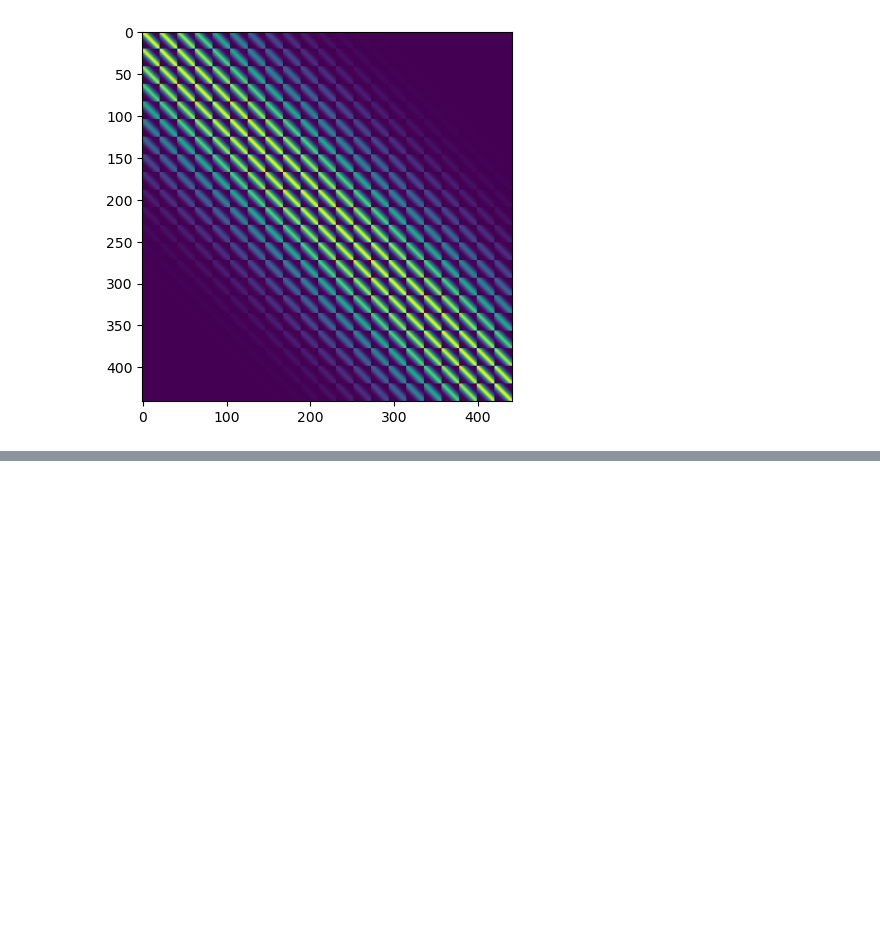
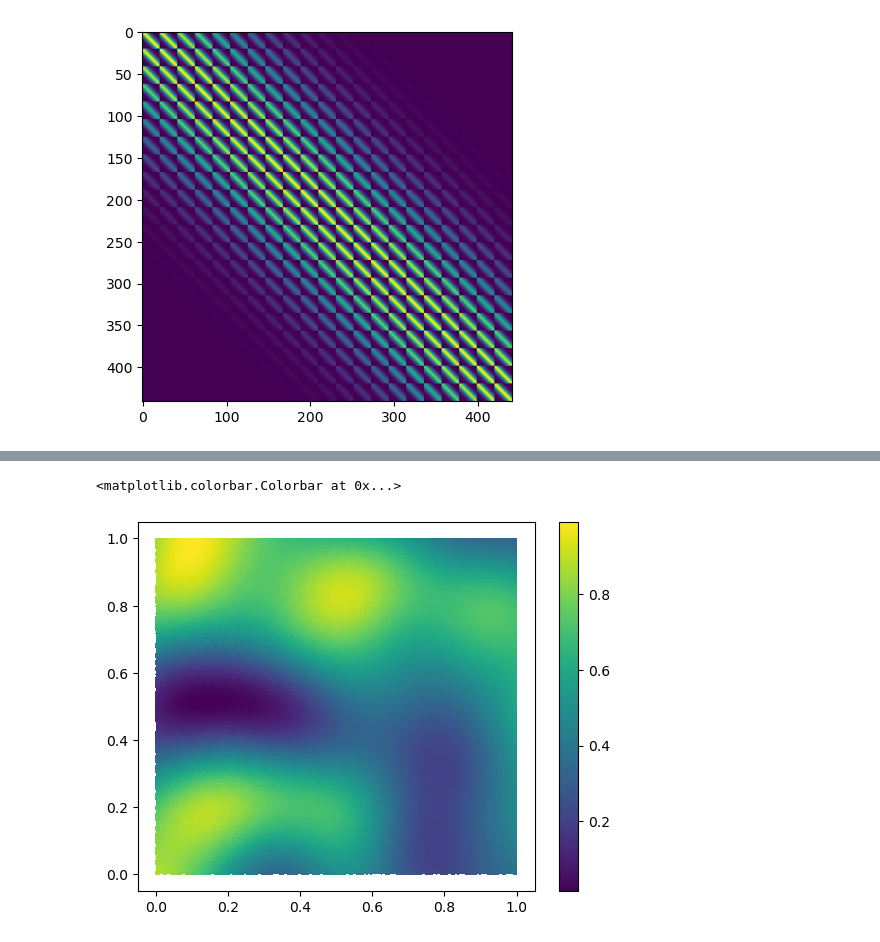
Before and after one commit to JoostHMPrins/ngo, a Jupyter notebook: developnotebooks/Gaussianrandomfield.ipynb, the cells around one changed output, grey strips where cells are left out. Saved outputs shown, nothing was run; the diff lists cells and outputs as text; code cells hidden in the pictures; blank space fills up the shorter version.

```diff
--- a/developnotebooks/Gaussianrandomfield.ipynb
+++ b/developnotebooks/Gaussianrandomfield.ipynb
@@ -119,0 +172,16 @@ GRFfunction = RBFInterpolator(x, GRF, kernel='gaussian', epsilon=1/(1/N_gridpoin
+# %%
+N_gridpoints = 21
+l = 0.2
+positive = True
+
+GRFfunction2D = GRF2D(N_gridpoints, l, positive)
+
+size = 100
+X, Y = np.mgrid[0:1:size*1j, 0:1:size*1j]
+x_2D = np.vstack([X.ravel(), Y.ravel()]).T
+f_2D = GRFfunction2D(x_2D[:,0], x_2D[:,1])
+plt.tripcolor(x_2D[:,0], x_2D[:,1], f_2D)
+plt.colorbar()
+# %% [output]
+<matplotlib.colorbar.Colorbar at 0x...>
+[figure, added]
```
Also changed, not shown: parts of 20 cells of this notebook.
